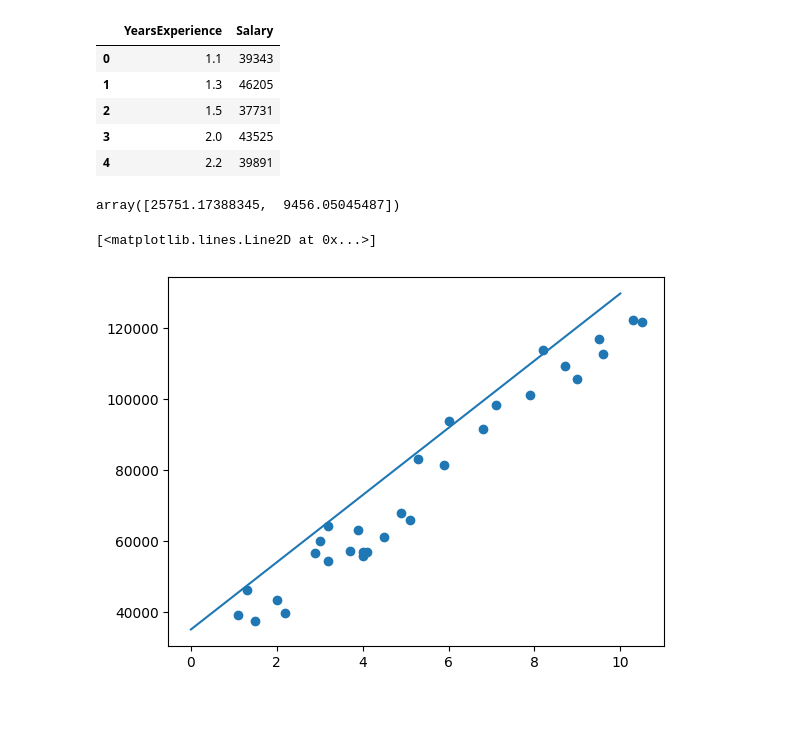
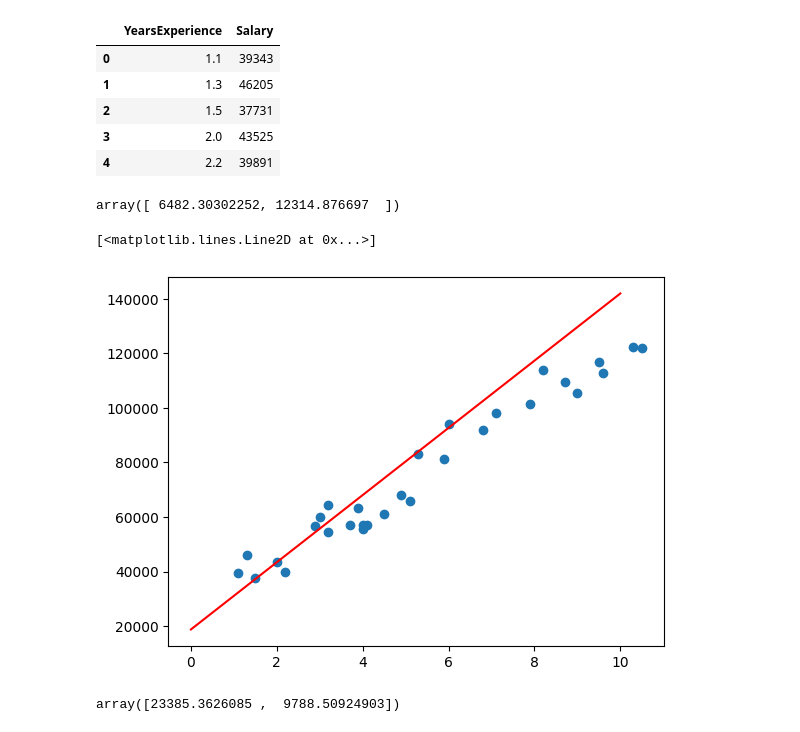
Before and after one commit to anshul-dying/ML-Algos-From-Scratch, a Jupyter notebook: 1. LinearRegression_from_scratch/test.ipynb, the cells around one changed output. Saved outputs shown, nothing was run; the diff lists cells and outputs as text; code cells hidden in the pictures.

Commit message:
Implemented Ridge Regression, modified Linear and Logistic regression to handle multiple deatures

```diff
--- a/1. LinearRegression_from_scratch/test.ipynb
+++ b/1. LinearRegression_from_scratch/test.ipynb
@@ -15,17 +15,17 @@ df.head()
 | 4 | 2.2 | 39891 |
 # %%
 reg = LinearRegression(0.001, 1000)
-X = df['YearsExperience']
+X = df[['YearsExperience']]
 y = df['Salary']
 
 reg.fit(X.values, y.values)
 # %% [output]
-array([25751.17388345,  9456.05045487])
+array([ 6482.30302252, 12314.876697  ])
 # %%
 plt.scatter(X, y)
 x = range(1, 12)
 eqn = reg.weights[0] + reg.weights[1] * x
-plt.plot(eqn)
+plt.plot(eqn, c='red')
 # %% [output]
 [<matplotlib.lines.Line2D at 0x...>]
-[figure, old version]
+[figure, new version]
@@ -31,0 +34,5 @@ plt.plot(eqn)
+# %%
+ridge = RidgeRegression()
+ridge.fit(X.values, y.values)
+# %% [output]
+array([23385.3626085 ,  9788.50924903])
```
Also changed, not shown: parts of 2 cells of this notebook, 5 other files.
